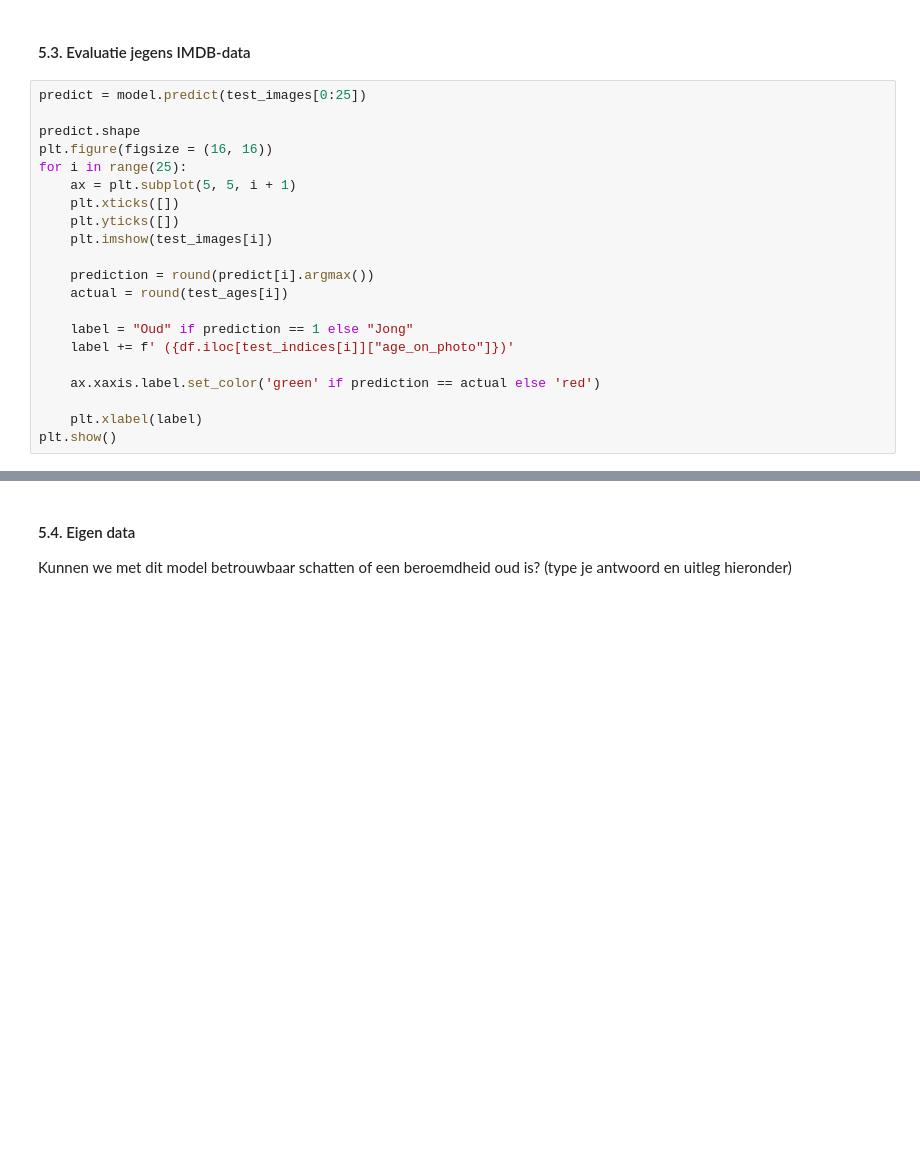
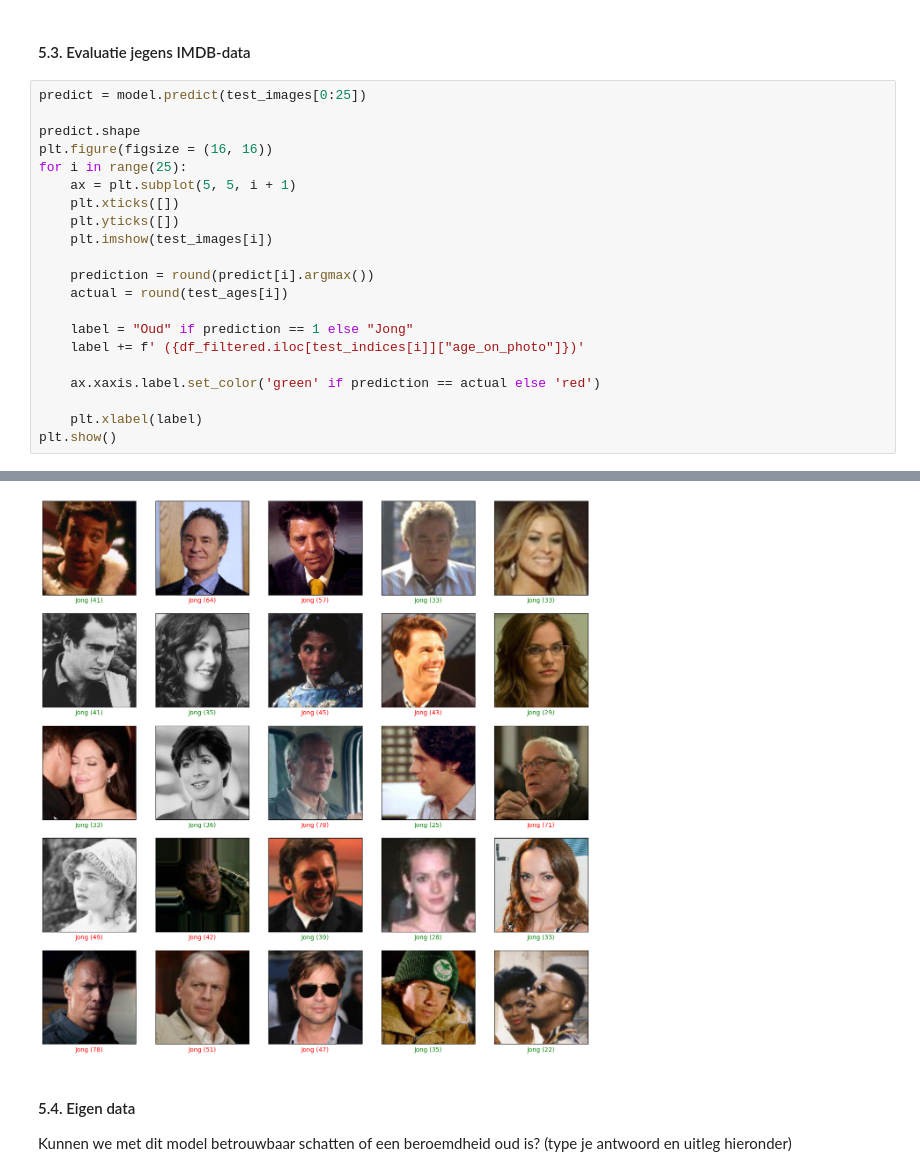
Before and after one commit to usadson/machine-learning, a Jupyter notebook: Thema 2/Huiswerk.ipynb, the cells around one changed output, grey strips where cells are left out. Saved outputs shown, nothing was run; the diff lists cells and outputs as text; blank space fills up the shorter version.

```diff
--- a/Thema 2/Huiswerk.ipynb
+++ b/Thema 2/Huiswerk.ipynb
@@ -532,9 +550,10 @@ for i in range(25):
     actual = round(test_ages[i])
 
     label = "Oud" if prediction == 1 else "Jong"
-    label += f' ({df.iloc[test_indices[i]]["age_on_photo"]})'
+    label += f' ({df_filtered.iloc[test_indices[i]]["age_on_photo"]})'
 
     ax.xaxis.label.set_color('green' if prediction == actual else 'red')
 
     plt.xlabel(label)
 plt.show()
+# %% [output]
@@ -541,3 +561,4 @@ plt.show()
+[figure, added]
 # %% [markdown]
 #### 5.4. Eigen data
 Kunnen we met dit model betrouwbaar schatten of een beroemdheid oud is?
```
Also changed, not shown: parts of 7 cells of this notebook, 3 other files.
